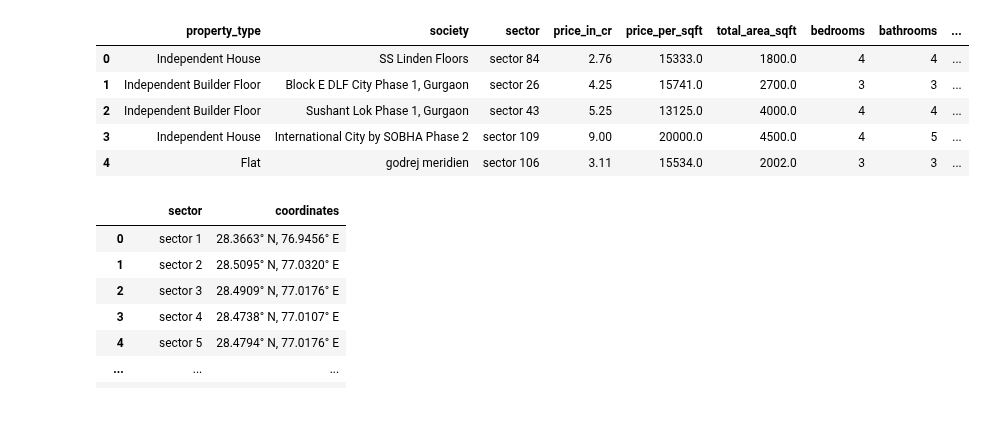
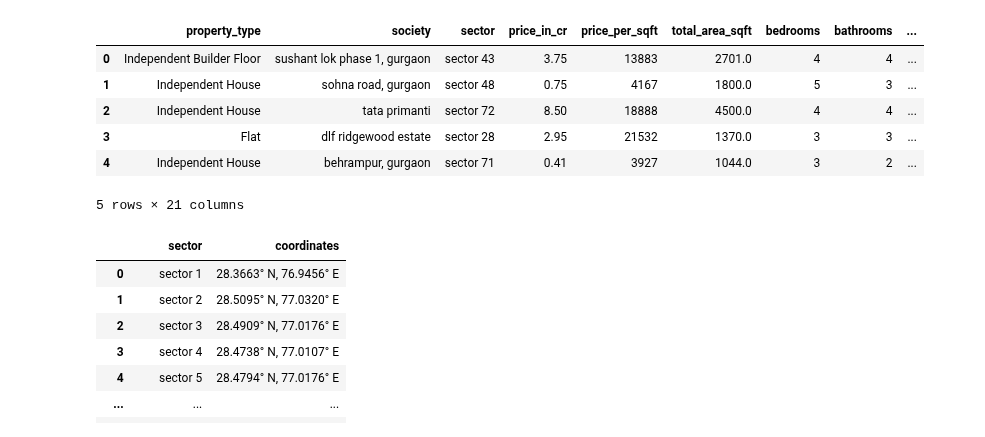
Before and after one commit to Jaygit1729/PropNavigator-Real-Estate-ML, a Jupyter notebook: notebooks/analytics_module/analytics_module.ipynb, the cells around one changed output. Cells and saved outputs as stored; diff of their text form; code cells hidden in the pictures.

```diff
--- a/notebooks/analytics_module/analytics_module.ipynb
+++ b/notebooks/analytics_module/analytics_module.ipynb
@@ -7,13 +7,14 @@ import ast
 import matplotlib.pyplot as plt
 import pickle
 # %%
-df = pd.read_csv(r'C:\Users\Jay Patel\Campusx\ml_projects\PropNavigator\data\pp\preprocessed_properties_for_viz.csv')
+df = pd.read_csv('../../data/pp/preprocessed_properties_for_viz.csv')
 df.head()
 # %% [output]
 |  | property_type | society | sector | price_in_cr | price_per_sqft | total_area_sqft | bedrooms | bathrooms | ... |
-| 0 | Independent House | SS Linden Floors | sector 84 | 2.76 | 15333.0 | 1800.0 | 4 | 4 | ... |
-| 1 | Independent Builder Floor | Block E DLF City Phase 1, Gurgaon | sector 26 | 4.25 | 15741.0 | 2700.0 | 3 | 3 | ... |
-| 2 | Independent Builder Floor | Sushant Lok Phase 1, Gurgaon | sector 43 | 5.25 | 13125.0 | 4000.0 | 4 | 4 | ... |
-| 3 | Independent House | International City by SOBHA Phase 2 | sector 109 | 9.00 | 20000.0 | 4500.0 | 4 | 5 | ... |
-| 4 | Flat | godrej meridien | sector 106 | 3.11 | 15534.0 | 2002.0 | 3 | 3 | ... |
+| 0 | Independent Builder Floor | sushant lok phase 1, gurgaon | sector 43 | 3.75 | 13883 | 2701.0 | 4 | 4 | ... |
+| 1 | Independent House | sohna road, gurgaon | sector 48 | 0.75 | 4167 | 1800.0 | 5 | 3 | ... |
+| 2 | Independent House | tata primanti | sector 72 | 8.50 | 18888 | 4500.0 | 4 | 4 | ... |
+| 3 | Flat | dlf ridgewood estate | sector 28 | 2.95 | 21532 | 1370.0 | 3 | 3 | ... |
+| 4 | Independent House | behrampur, gurgaon | sector 71 | 0.41 | 3927 | 1044.0 | 3 | 2 | ... |
+5 rows × 21 columns
 # %%
```
Also changed, not shown: parts of 14 cells of this notebook.
